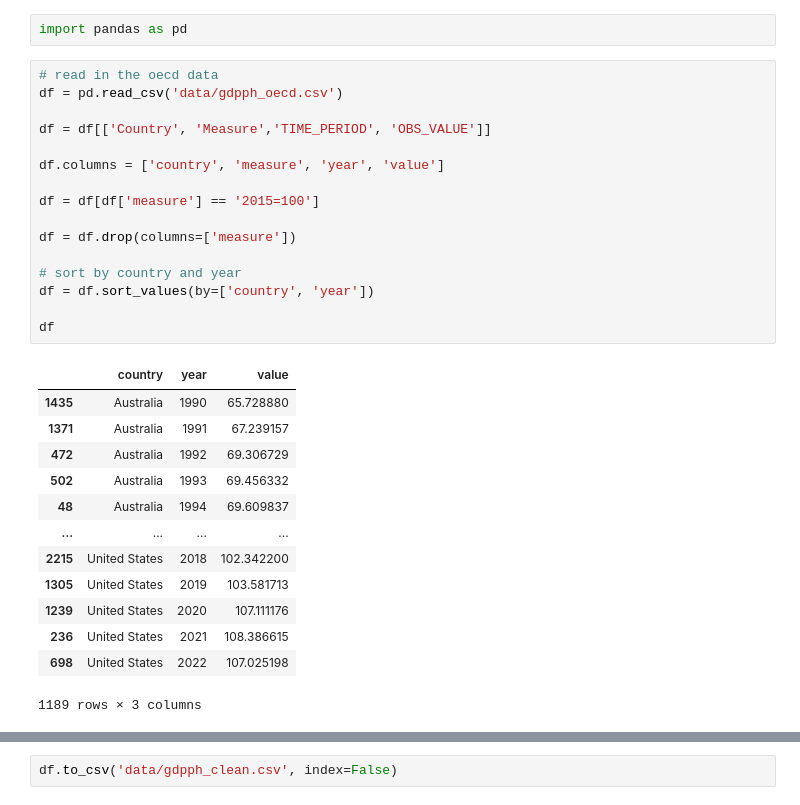
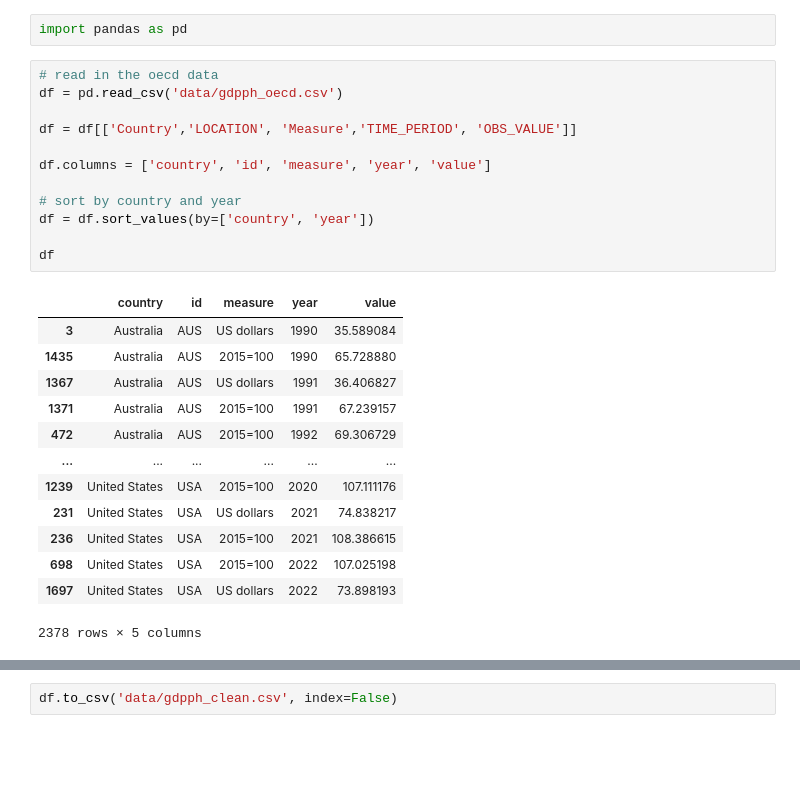
Before and after one commit to gmelmed/gmelmed.github.io, a Jupyter notebook: cc3_data.ipynb, the cells around one changed output, grey strips where cells are left out. Cells and saved outputs as stored; diff of their text form; blank space fills up the shorter version.

```diff
--- a/cc3_data.ipynb
+++ b/cc3_data.ipynb
@@ -3,30 +3,26 @@ import pandas as pd
 # %%
 # read in the oecd data
 df = pd.read_csv('data/gdpph_oecd.csv')
 
-df = df[['Country', 'Measure','TIME_PERIOD', 'OBS_VALUE']]
+df = df[['Country','LOCATION', 'Measure','TIME_PERIOD', 'OBS_VALUE']]
 
-df.columns = ['country', 'measure', 'year', 'value']
-
-df = df[df['measure'] == '2015=100']
-
-df = df.drop(columns=['measure'])
+df.columns = ['country', 'id', 'measure', 'year', 'value']
 
 # sort by country and year
 df = df.sort_values(by=['country', 'year'])
 
 df
 # %% [output]
-|  | country | year | value |
-| 1435 | Australia | 1990 | 65.728880 |
-| 1371 | Australia | 1991 | 67.239157 |
-| 472 | Australia | 1992 | 69.306729 |
-| 502 | Australia | 1993 | 69.456332 |
-| 48 | Australia | 1994 | 69.609837 |
-| ... | ... | ... | ... |
-| 2215 | United States | 2018 | 102.342200 |
-| 1305 | United States | 2019 | 103.581713 |
-| 1239 | United States | 2020 | 107.111176 |
-| 236 | United States | 2021 | 108.386615 |
-| 698 | United States | 2022 | 107.025198 |
+|  | country | id | measure | year | value |
+| 3 | Australia | AUS | US dollars | 1990 | 35.589084 |
+| 1435 | Australia | AUS | 2015=100 | 1990 | 65.728880 |
+| 1367 | Australia | AUS | US dollars | 1991 | 36.406827 |
+| 1371 | Australia | AUS | 2015=100 | 1991 | 67.239157 |
+| 472 | Australia | AUS | 2015=100 | 1992 | 69.306729 |
+| ... | ... | ... | ... | ... | ... |
+| 1239 | United States | USA | 2015=100 | 2020 | 107.111176 |
+| 231 | United States | USA | US dollars | 2021 | 74.838217 |
+| 236 | United States | USA | 2015=100 | 2021 | 108.386615 |
+| 698 | United States | USA | 2015=100 | 2022 | 107.025198 |
+| 1697 | United States | USA | US dollars | 2022 | 73.898193 |
-1189 rows × 3 columns
+2378 rows × 5 columns
```
Also changed, not shown: parts of 11 cells of this notebook, 1 other file.
